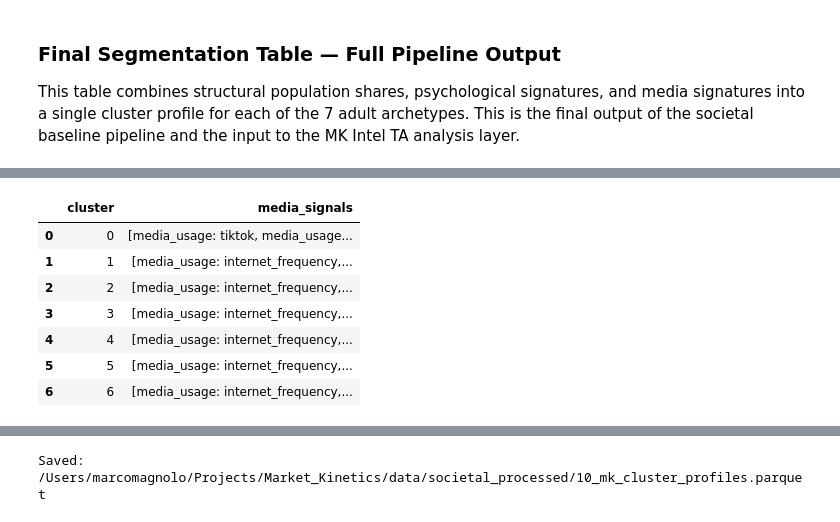
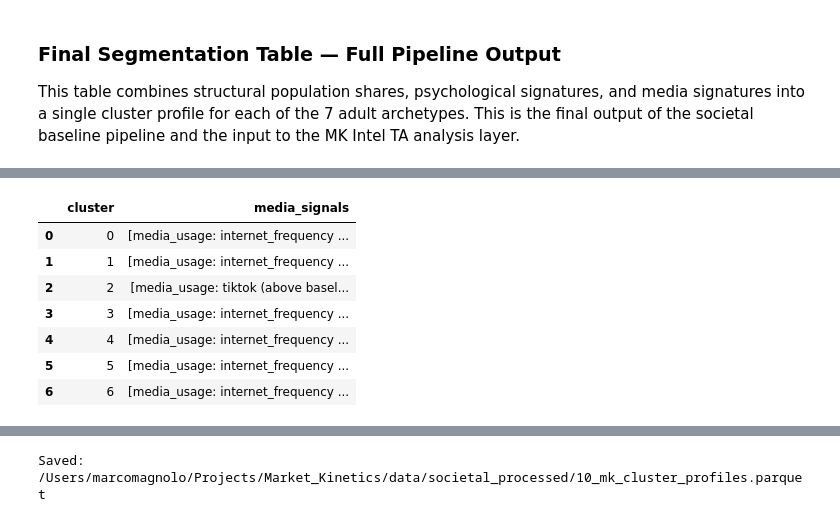
Before and after one commit to MarketKinetics/mk-intel, a Jupyter notebook: notebooks/10_cluster_interpretation&audience_archetypes.ipynb, the cells around one changed output, grey strips where cells are left out. Drawn from its saved outputs; the diff is of its cells as text; code cells hidden in the pictures.

```diff
--- a/notebooks/10_cluster_interpretation&audience_archetypes.ipynb
+++ b/notebooks/10_cluster_interpretation&audience_archetypes.ipynb
@@ -472,23 +468,27 @@ psych_traits
 # %%
 # create media table
+# include direction in trait label for consistency
 media_traits = (
     top_signals
     .query("source == 'media'")
-    .groupby("cluster")["trait"]
+    .assign(trait_with_dir=lambda df: df.apply(
+        lambda r: f"{r['trait']} ({r['direction']})", axis=1
+    ))
+    .groupby("cluster")["trait_with_dir"]
     .apply(list)
     .reset_index(name="media_signals")
 )
 
 media_traits
 # %% [output]
 |  | cluster | media_signals |
-| 0 | 0 | [media_usage: tiktok, media_usage... |
-| 1 | 1 | [media_usage: internet_frequency,... |
-| 2 | 2 | [media_usage: internet_frequency,... |
-| 3 | 3 | [media_usage: internet_frequency,... |
-| 4 | 4 | [media_usage: internet_frequency,... |
-| 5 | 5 | [media_usage: internet_frequency,... |
-| 6 | 6 | [media_usage: internet_frequency,... |
+| 0 | 0 | [media_usage: internet_frequency ... |
+| 1 | 1 | [media_usage: internet_frequency ... |
+| 2 | 2 | [media_usage: tiktok (above basel... |
+| 3 | 3 | [media_usage: internet_frequency ... |
+| 4 | 4 | [media_usage: internet_frequency ... |
+| 5 | 5 | [media_usage: internet_frequency ... |
+| 6 | 6 | [media_usage: internet_frequency ... |
 # %%
 # building final cluster summary table
 cluster_profiles = (
```
Also changed, not shown: parts of 15 cells of this notebook, 14 other files.
